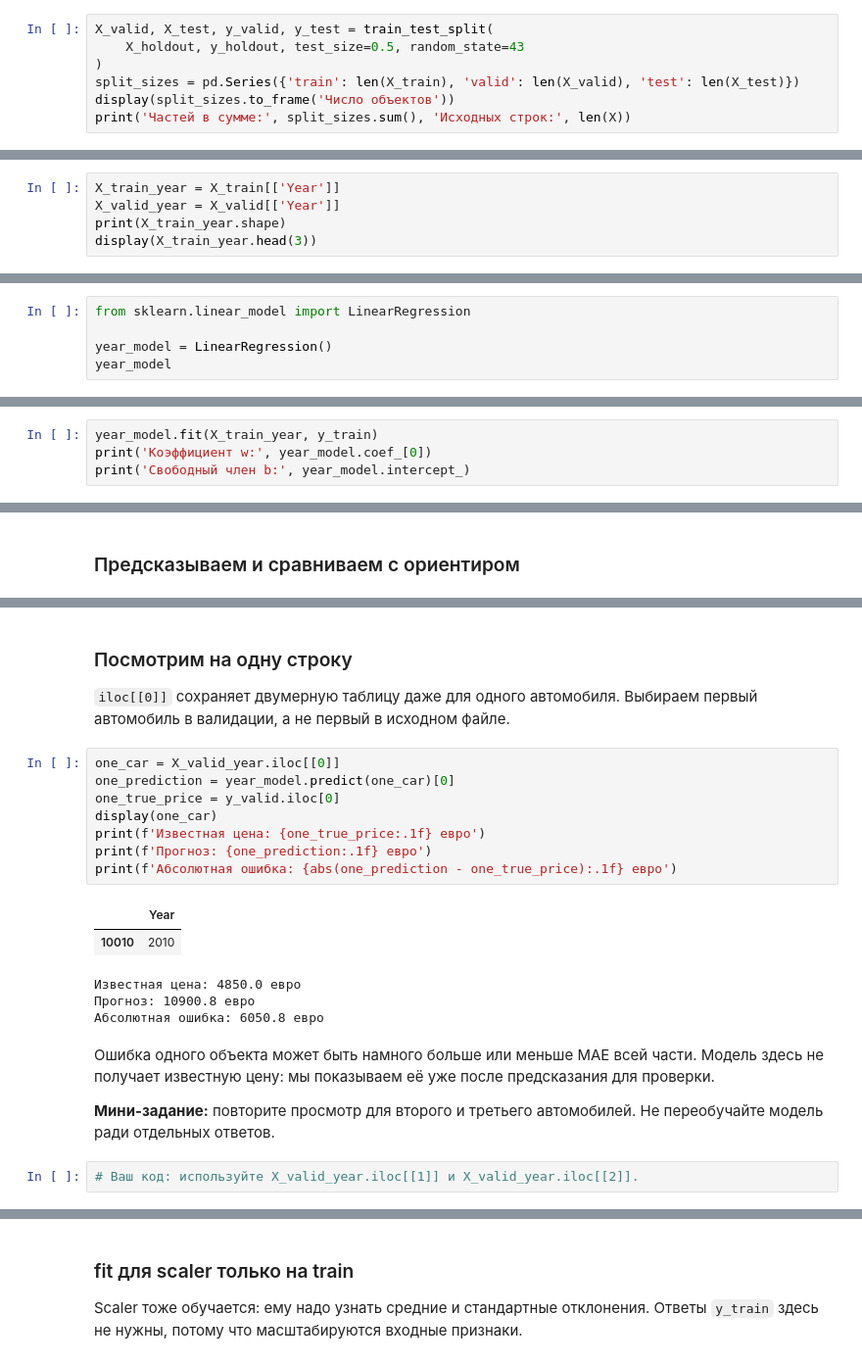
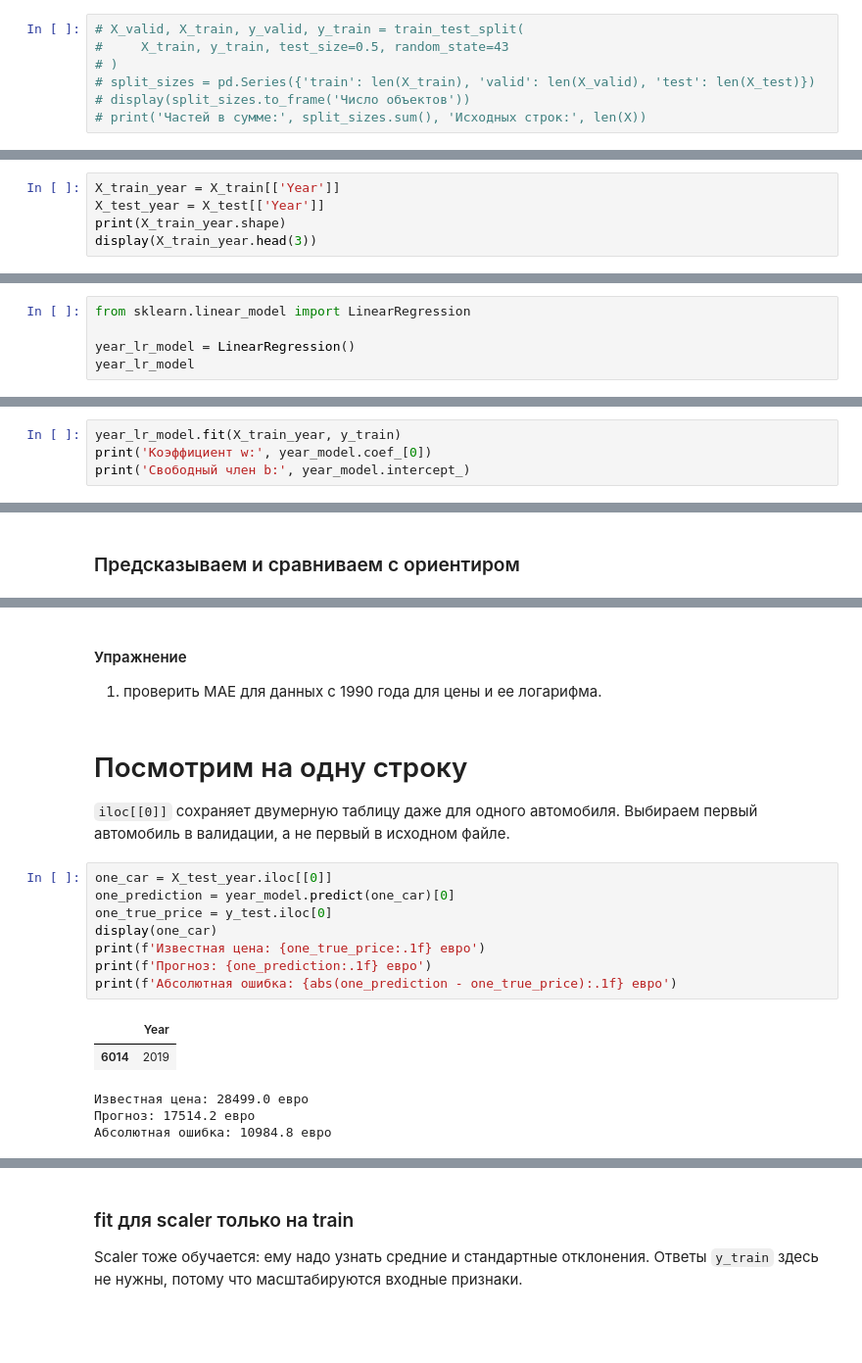
Before and after one commit to MVRonkin/BasicDataAnalysisCourse, a Jupyter notebook: Workshops/05_Sklearn_первая_модель.ipynb, the cells around one changed output, grey strips where cells are left out. Shown at 98% size. Saved outputs shown, nothing was run; the diff lists cells and outputs as text; blank space fills up the shorter version.

```diff
--- a/Workshops/05_Sklearn_первая_модель.ipynb
+++ b/Workshops/05_Sklearn_первая_модель.ipynb
@@ -145,9 +140,9 @@ print('Отложенная часть:', X_holdout.shape, y_holdout.shape)
 # %% [markdown]
 ### Второе разделение
 # %%
-X_valid, X_test, y_valid, y_test = train_test_split(
-    X_holdout, y_holdout, test_size=0.5, random_state=43
-)
-split_sizes = pd.Series({'train': len(X_train), 'valid': len(X_valid), 'test': len(X_test)})
-display(split_sizes.to_frame('Число объектов'))
-print('Частей в сумме:', split_sizes.sum(), 'Исходных строк:', len(X))
+# X_valid, X_train, y_valid, y_train = train_test_split(
+#     X_train, y_train, test_size=0.5, random_state=43
+# )
+# split_sizes = pd.Series({'train': len(X_train), 'valid': len(X_valid), 'test': len(X_test)})
+# display(split_sizes.to_frame('Число объектов'))
+# print('Частей в сумме:', split_sizes.sum(), 'Исходных строк:', len(X))
@@ -292,7 +248,7 @@ $$\hat y = b + w\cdot Year.$$
 Двойные скобки сохраняют двумерную таблицу `(число автомобилей, 1)`, которую ожидает модель.
 # %%
 X_train_year = X_train[['Year']]
-X_valid_year = X_valid[['Year']]
+X_test_year = X_test[['Year']]
 print(X_train_year.shape)
 display(X_train_year.head(3))
 # %% [output]
@@ -310,7 +262,7 @@ display(X_train_year.head(3))
 # %%
 from sklearn.linear_model import LinearRegression
 
-year_model = LinearRegression()
-year_model
+year_lr_model = LinearRegression()
+year_lr_model
 # %% [output]
 LinearRegression()
@@ -319,7 +278,7 @@ LinearRegression()
 # %% [markdown]
 ### Обучаем и смотрим параметры
 # %%
-year_model.fit(X_train_year, y_train)
+year_lr_model.fit(X_train_year, y_train)
 print('Коэффициент w:', year_model.coef_[0])
 print('Свободный член b:', year_model.intercept_)
 # %% [output]
@@ -344,24 +310,21 @@ MAE ориентира: 5944.5 евро
+# %% [markdown]
+#### Упражнение
+1. проверить  MAE для данных с 1990 года для цены и ее логарифма.
 # %% [markdown]
-### Посмотрим на одну строку
+# Посмотрим на одну строку
 
 `iloc[[0]]` сохраняет двумерную таблицу даже для одного автомобиля. Выбираем первый автомобиль в валидации, а не первый в исходном файле.
 # %%
-one_car = X_valid_year.iloc[[0]]
+one_car = X_test_year.iloc[[0]]
 one_prediction = year_model.predict(one_car)[0]
-one_true_price = y_valid.iloc[0]
+one_true_price = y_test.iloc[0]
 display(one_car)
 print(f'Известная цена: {one_true_price:.1f} евро')
 print(f'Прогноз: {one_prediction:.1f} евро')
 print(f'Абсолютная ошибка: {abs(one_prediction - one_true_price):.1f} евро')
 # %% [output]
 |  | Year |
-| 10010 | 2010 |
+| 6014 | 2019 |
-Известная цена: 4850.0 евро
-Прогноз: 10900.8 евро
-Абсолютная ошибка: 6050.8 евро
+Известная цена: 28499.0 евро
+Прогноз: 17514.2 евро
+Абсолютная ошибка: 10984.8 евро
-# %% [markdown]
-Ошибка одного объекта может быть намного больше или меньше MAE всей части. Модель здесь не получает известную цену: мы показываем её уже после предсказания для проверки.
-
-**Мини-задание:** повторите просмотр для второго и третьего автомобилей. Не переобучайте модель ради отдельных ответов.
-# %%
-# Ваш код: используйте X_valid_year.iloc[[1]] и X_valid_year.iloc[[2]].
```
Also changed, not shown: parts of 58 cells of this notebook.
